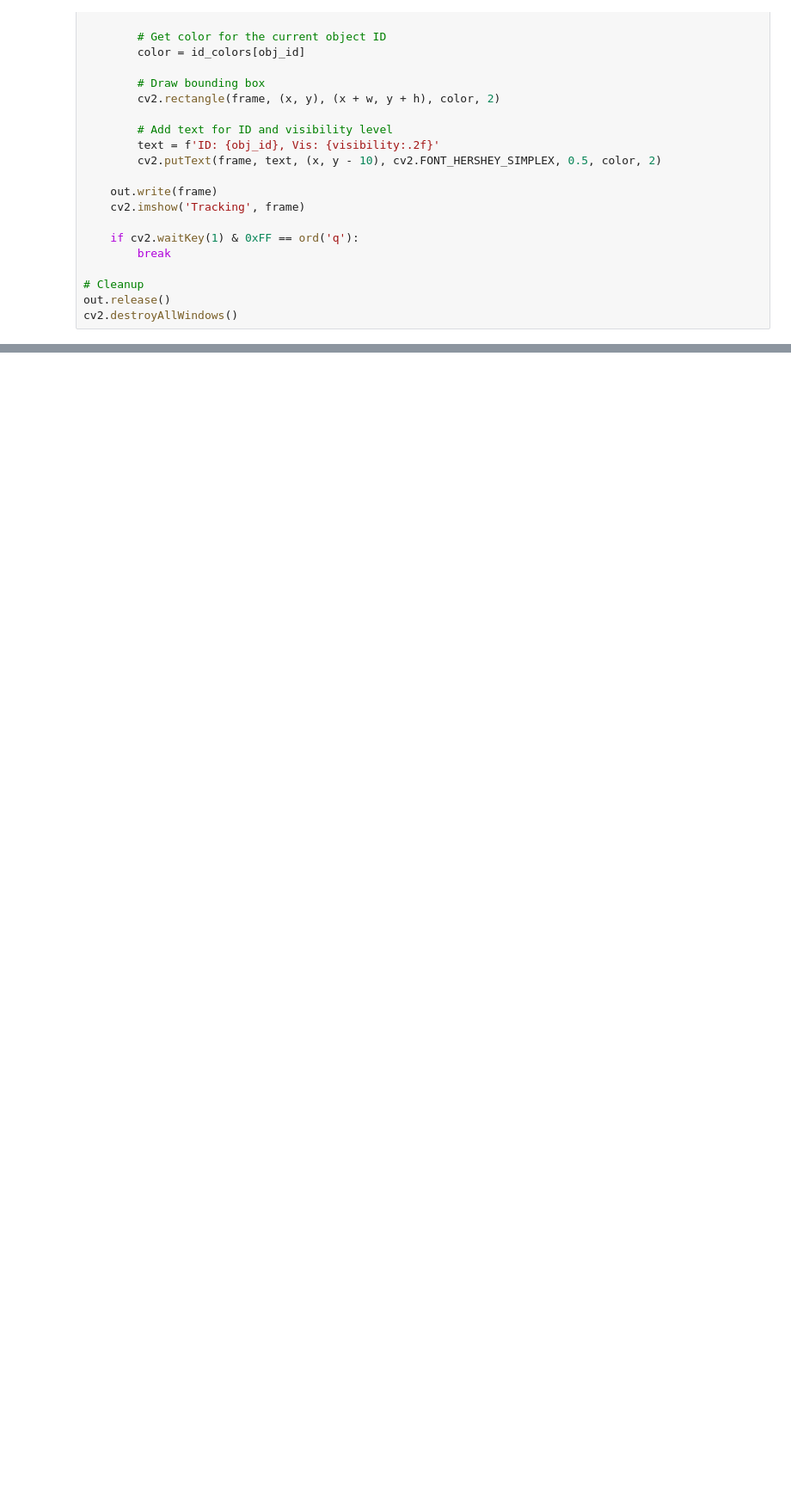
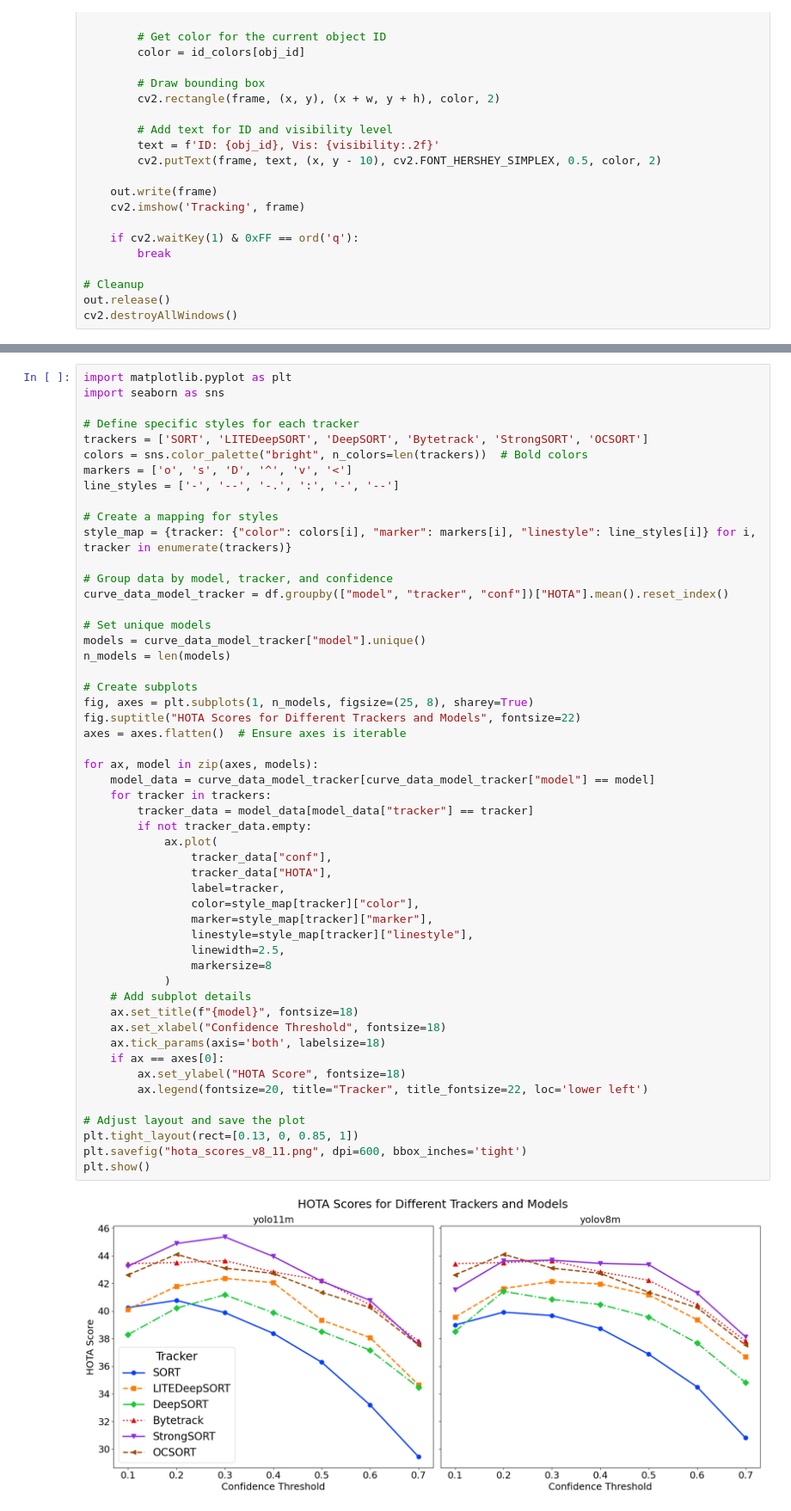
Before and after one commit to Jumabek/LITE, a Jupyter notebook: notebooks/visualize.ipynb, the cells around one changed output, grey strips where cells are left out. Shown at 86% size. Saved outputs shown, nothing was run; the diff lists cells and outputs as text; blank space fills up the shorter version.

```diff
--- a/notebooks/visualize.ipynb
+++ b/notebooks/visualize.ipynb
@@ -625,0 +669,54 @@ df
+# %%
+import matplotlib.pyplot as plt
+import seaborn as sns
+
+# Define specific styles for each tracker
+trackers = ['SORT', 'LITEDeepSORT', 'DeepSORT', 'Bytetrack', 'StrongSORT', 'OCSORT']
+colors = sns.color_palette("bright", n_colors=len(trackers))  # Bold colors
+markers = ['o', 's', 'D', '^', 'v', '<']
+line_styles = ['-', '--', '-.', ':', '-', '--']
+
+# Create a mapping for styles
+style_map = {tracker: {"color": colors[i], "marker": markers[i], "linestyle": line_styles[i]} for i, tracker in enumerate(trackers)}
+
+# Group data by model, tracker, and confidence
+curve_data_model_tracker = df.groupby(["model", "tracker", "conf"])["HOTA"].mean().reset_index()
+
+# Set unique models
+models = curve_data_model_tracker["model"].unique()
+n_models = len(models)
+
+# Create subplots
+fig, axes = plt.subplots(1, n_models, figsize=(25, 8), sharey=True)
+fig.suptitle("HOTA Scores for Different Trackers and Models", fontsize=22)
+axes = axes.flatten()  # Ensure axes is iterable
+
+for ax, model in zip(axes, models):
+    model_data = curve_data_model_tracker[curve_data_model_tracker["model"] == model]
+    for tracker in trackers:
+        tracker_data = model_data[model_data["tracker"] == tracker]
+        if not tracker_data.empty:
+            ax.plot(
+                tracker_data["conf"],
+                tracker_data["HOTA"],
+                label=tracker,
+                color=style_map[tracker]["color"],
+                marker=style_map[tracker]["marker"],
+                linestyle=style_map[tracker]["linestyle"],
+                linewidth=2.5,
+                markersize=8
+            )
+    # Add subplot details
+    ax.set_title(f"{model}", fontsize=18)
+    ax.set_xlabel("Confidence Threshold", fontsize=18)
+    ax.tick_params(axis='both', labelsize=18)
+    if ax == axes[0]:
+        ax.set_ylabel("HOTA Score", fontsize=18)
+        ax.legend(fontsize=20, title="Tracker", title_fontsize=22, loc='lower left')
+
+# Adjust layout and save the plot
+plt.tight_layout(rect=[0.13, 0, 0.85, 1])
+plt.savefig("hota_scores_v8_11.png", dpi=600, bbox_inches='tight')
+plt.show()
+# %% [output]
+[figure, added]
```
Also changed, not shown: parts of 14 cells of this notebook, 7 other files.
